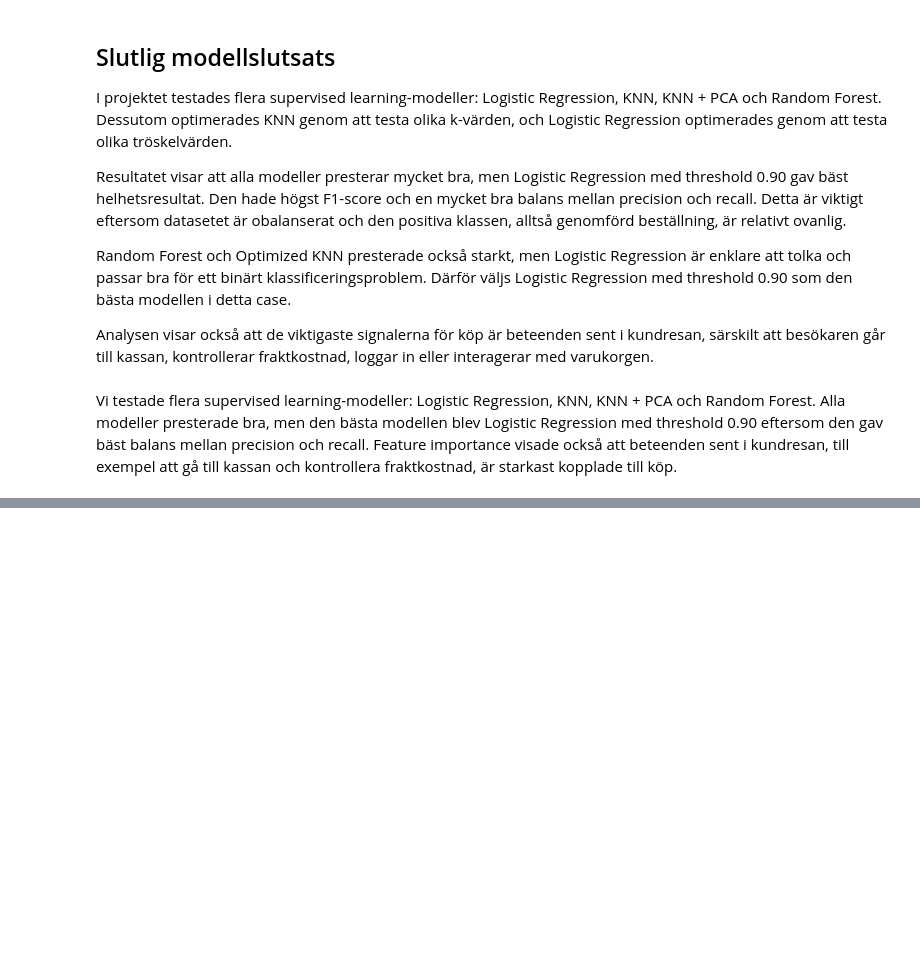
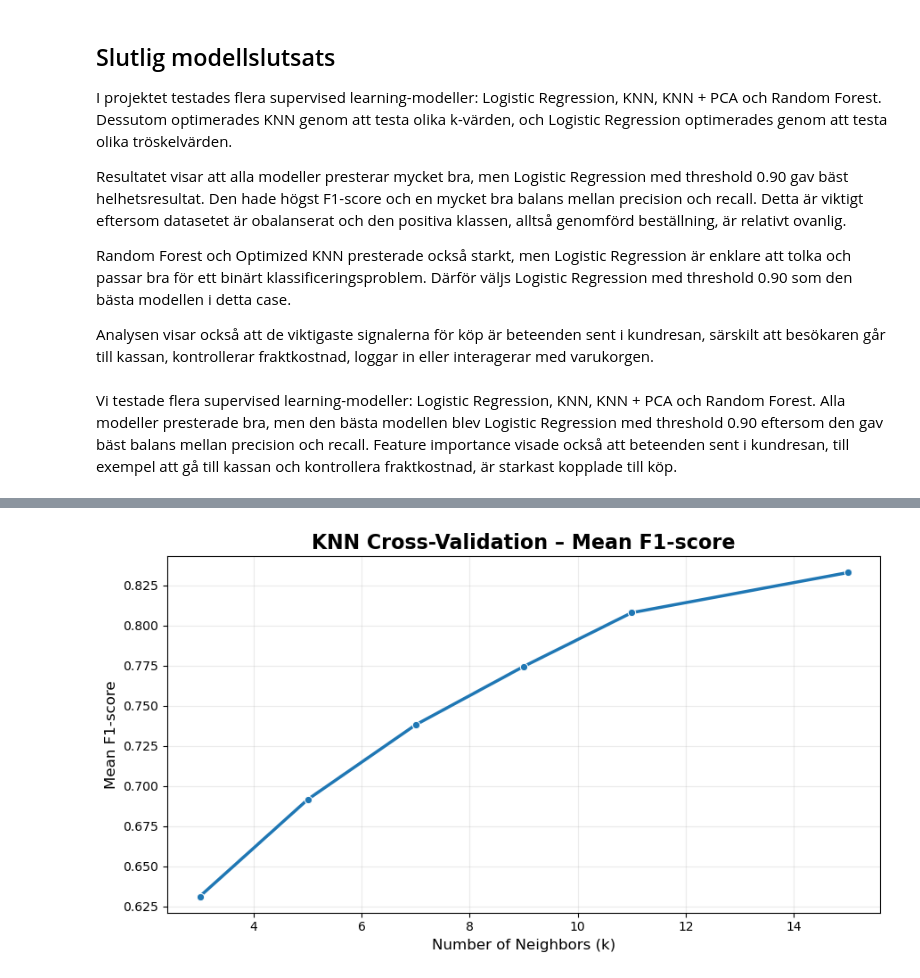
Before and after one commit to spirit-web/Shopping-online-prediction, a Jupyter notebook: notebooks/mahtab/mahtab_analysis.ipynb, the cells around one changed output, grey strips where cells are left out. Cells and saved outputs as stored; diff of their text form; code cells hidden in the pictures; blank space fills up the shorter version.

Commit message:
add cross-validation and model selection reflection

```diff
--- a/notebooks/mahtab/mahtab_analysis.ipynb
+++ b/notebooks/mahtab/mahtab_analysis.ipynb
@@ -1583,0 +1653,19 @@ Vi testade flera supervised learning-modeller: Logistic Regression, KNN, KNN + P
+# %%
+plt.figure(figsize=(9, 5))
+
+sns.lineplot(
+    data=knn_cv_results_df,
+    x="k",
+    y="Mean F1-score",
+    marker="o",
+    linewidth=2.5
+)
+
+plt.title("KNN Cross-Validation – Mean F1-score", fontsize=16, fontweight="bold")
+plt.xlabel("Number of Neighbors (k)", fontsize=12)
+plt.ylabel("Mean F1-score", fontsize=12)
+plt.grid(alpha=0.25)
+plt.tight_layout()
+plt.show()
+# %% [output]
+[figure, added]
```
Also changed, not shown: parts of 4 cells of this notebook.
